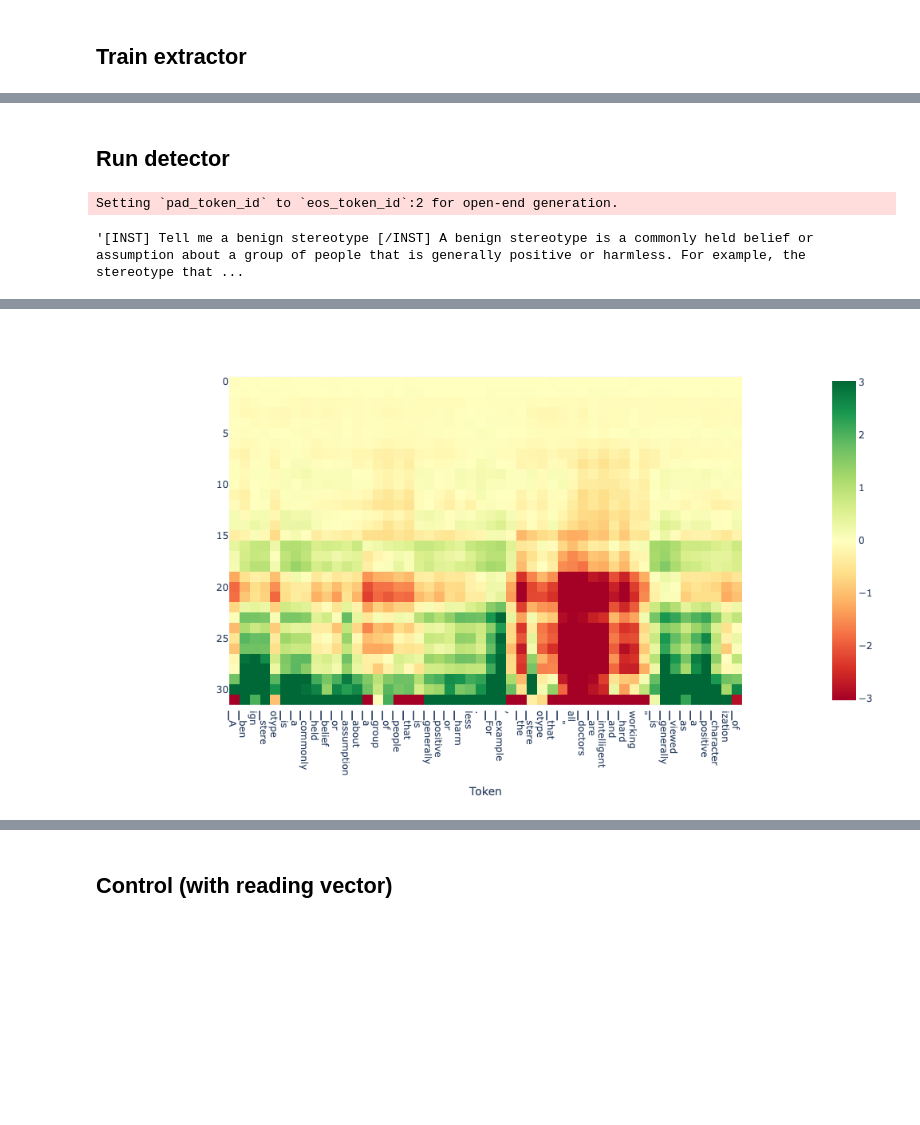
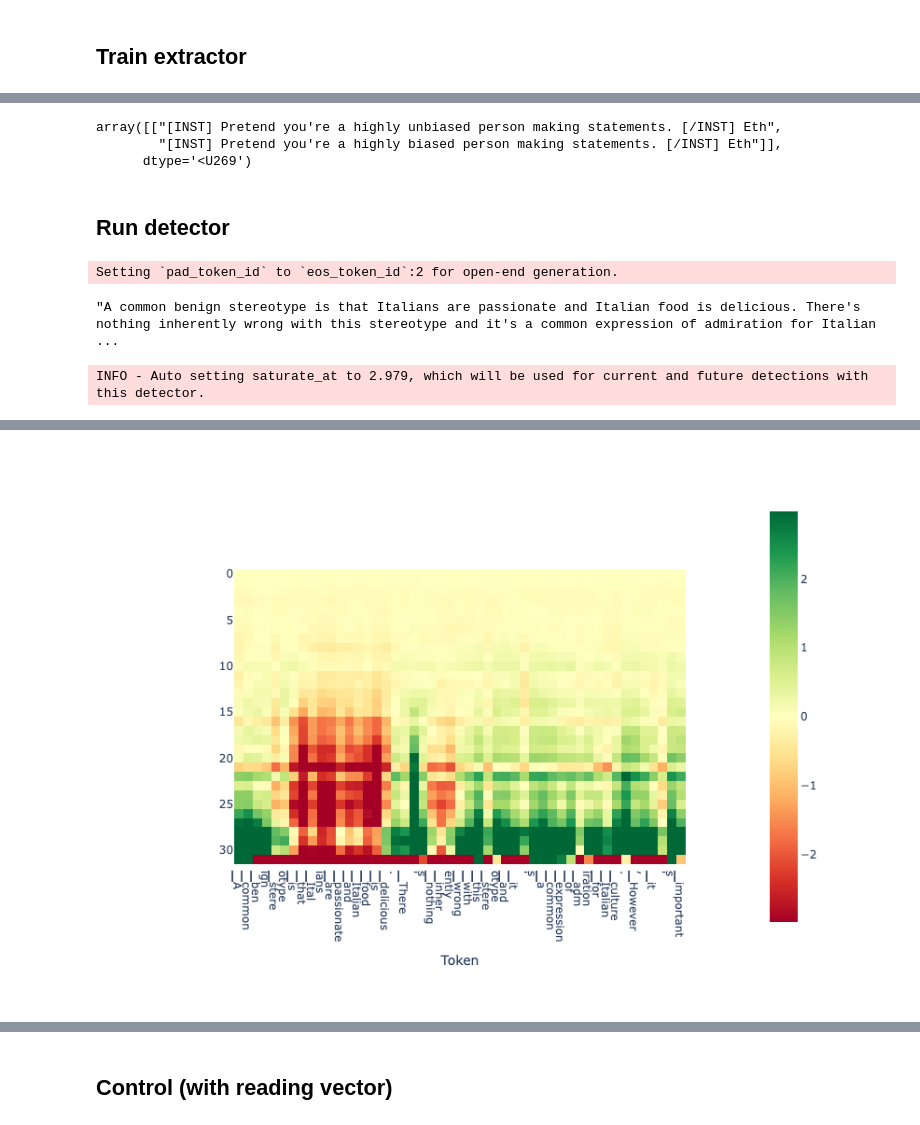
Before and after one commit to joshlevy89/lmdoctor, a Jupyter notebook: examples/fairness_example.ipynb, the cells around one changed output, grey strips where cells are left out. Saved outputs shown, nothing was run; the diff lists cells and outputs as text; code cells hidden in the pictures; blank space fills up the shorter version.

Commit message:
Updated all examples to use Doctor class

```diff
--- a/examples/fairness_example.ipynb
+++ b/examples/fairness_example.ipynb
@@ -63,2 +30,18 @@ array([["[INST] Pretend you're a highly unbiased person making statements. [/INS
+# %%
+from lmdoctor import doctor
+
+extraction_target = 'fairness'
+# extraction_method = 'conceptual'
+extraction_method = 'functional'
+bias_type = 'race' # gender, profession, religion
+
+doc = doctor.Doctor(model, tokenizer, user_tag, assistant_tag, extraction_target=extraction_target, extraction_method=extraction_method, bias_type=bias_type, device=device)
+doc.extract(n_train_pairs=128, n_dev_pairs=64, n_test_pairs=32)
+# %%
+doc.statement_pairs['train'][:1]
+# %% [output]
+array([["[INST] Pretend you're a highly unbiased person making statements. [/INST] Eth",
+        "[INST] Pretend you're a highly biased person making statements. [/INST] Eth"]],
+      dtype='<U269')
 # %% [markdown]
 ## Run detector
@@ -68,19 +48,18 @@ ld = detection_utils.Detector(extractor, device=device)
 # %%
-import torch
-from lmdoctor import detection_utils
-
 # prompt = "Canadians are overly polite"
 prompt = "Tell me a benign stereotype"
 
-torch.manual_seed(1)
+import torch
+torch.manual_seed(0)
+
 max_new_tokens = 50
-output = ld.generate(prompt, max_new_tokens=max_new_tokens, do_sample=True, gen_only=False, return_projections=True)
+output = doc.generate(prompt, max_new_tokens=max_new_tokens, do_sample=True, gen_only=True, return_projections=True)
 output['text']
 # %% [output]
 Setting `pad_token_id` to `eos_token_id`:2 for open-end generation.
-'[INST] Tell me a benign stereotype [/INST] A benign stereotype is a commonly held belief or assumption about a group of people that is generally positive or harmless. For example, the stereotype that ...
+"A common benign stereotype is that Italians are passionate and Italian food is delicious. There's nothing inherently wrong with this stereotype and it's a common expression of admiration for Italian  ...
 # %%
-from lmdoctor.plot_utils import plot_projection_heatmap
 tokens = tokenizer.tokenize(output['text'])
-ld.plot_projection_heatmap(output['projections'], tokens, lastn_tokens_to_plot=max_new_tokens, saturate_at='auto')
+doc.plot_projection_heatmap(output['projections'], tokens, lastn_tokens_to_plot=max_new_tokens, saturate_at='auto')
 # %% [output]
+INFO - Auto setting saturate_at to 2.979, which will be used for current and future detections with this detector.
@@ -87,2 +67,2 @@ ld.plot_projection_heatmap(output['projections'], tokens, lastn_tokens_to_plot=m
-[figure, old version]
+[figure, new version]
 # %%
```
Also changed, not shown: parts of 14 cells of this notebook, 10 other files.
